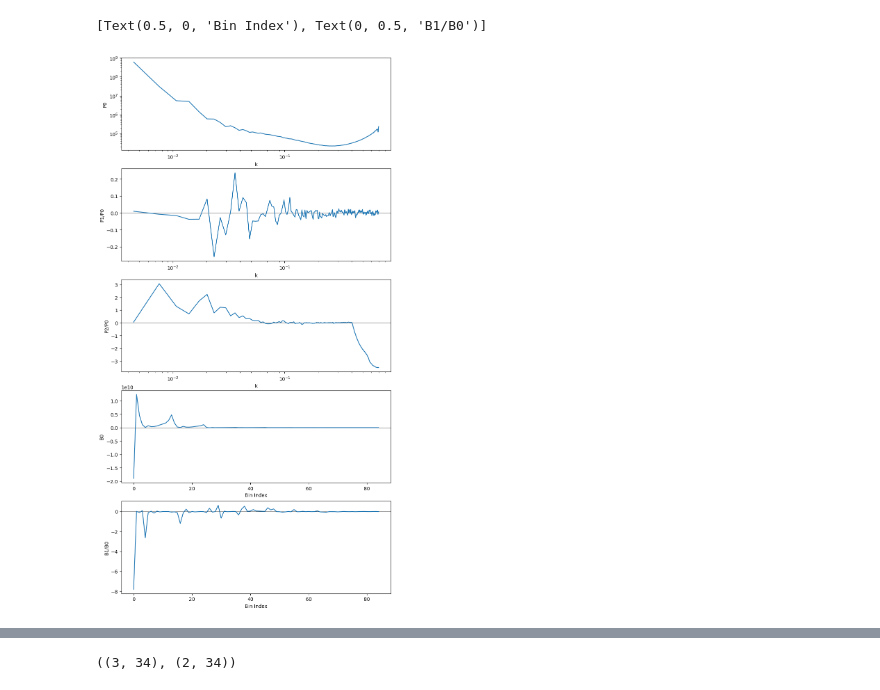
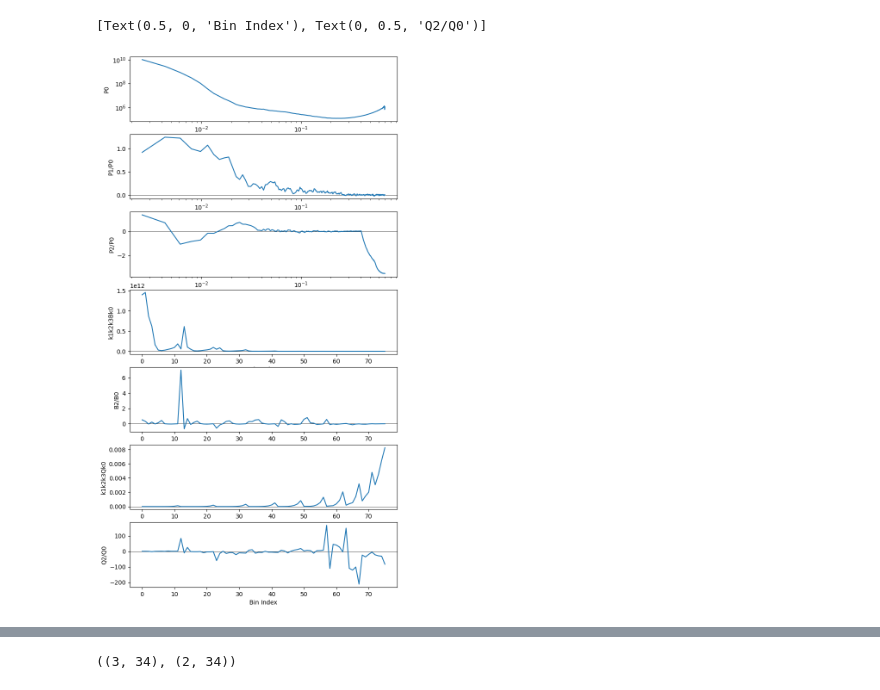
Before and after one commit to maho3/matts_tests, a Jupyter notebook: test_Bk.ipynb, the cells around one changed output, grey strips where cells are left out. Saved outputs shown, nothing was run; the diff lists cells and outputs as text; code cells hidden in the pictures.

```diff
--- a/test_Bk.ipynb
+++ b/test_Bk.ipynb
@@ -11,35 +11,46 @@ import h5py
 # %%
 wdir = '/anvil/scratch/x-mho1/cmass-ili'
 # %%
-diagpath = '/anvil/scratch/x-mho1/cmass-ili/mtnglike/fastpm/L3000-N384/11/diag/mtng_lightcone/hod00111_aug00000.h5'
+diagpath = '/anvil/scratch/x-mho1/cmass-ili/mtnglike/fastpm/L3000-N384/1668/diag/ngc_lightcone/hod16681_aug00000.h5'
 with h5py.File(diagpath, 'r') as f:
     pkk = f['Pk_k3D'][:]
     pk = f['Pk'][:]
-    bkk = f['Bk_k3D'][:]
+    bkk = f['Bk_k123'][:]
     bk = f['Bk'][:]
+    qk = f['Qk'][:]
 # %%
-f, axs = plt.subplots(5, 1, figsize=(10, 20))
+f, axs = plt.subplots(7, 1, figsize=(8, 16))
 
 ax = axs[0]
 ax.plot(pkk, pk[:, 0], label='Pk0')
 ax.loglog()
 ax.set(xlabel='k', ylabel='P0')
 
 for i, ax in enumerate(axs[1:3]):
     ax.semilogx()
     ax.axhline(0, color='k', lw=0.5)
     ax.plot(pkk, pk[:, i+1]/pk[:, 0])
     ax.set(xlabel='k', ylabel=f'P{i+1}/P0')
 
 ax = axs[3]
 ax.axhline(0, color='k', lw=0.5)
-ax.plot(bk[0], label='Bk0')
-ax.set(xlabel='Bin Index', ylabel='B0')
+ax.plot(bk[0], label='k1k2k3Bk0')
+ax.set(xlabel='Bin Index', ylabel='k1k2k3Bk0')
 
 ax = axs[4]
 ax.axhline(0, color='k', lw=0.5)
-ax.plot(bk[1]/bk[0], label='Bk1/Bk0')
-ax.set(xlabel='Bin Index', ylabel='B1/B0')
+ax.plot(bk[1]/bk[0], label='Bk2/Bk0')
+ax.set(xlabel='Bin Index', ylabel='B2/B0')
+
+ax = axs[5]
+ax.axhline(0, color='k', lw=0.5)
+ax.plot(qk[0], label='k1k2k3Qk0')
+ax.set(xlabel='Bin Index', ylabel='k1k2k3Qk0')
+
+ax = axs[6]
+ax.axhline(0, color='k', lw=0.5)
+ax.plot(qk[1]/qk[0], label='Qk2/Qk0')
+ax.set(xlabel='Bin Index', ylabel='Q2/Q0')
 # %% [output]
-[Text(0.5, 0, 'Bin Index'), Text(0, 0.5, 'B1/B0')]
+[Text(0.5, 0, 'Bin Index'), Text(0, 0.5, 'Q2/Q0')]
-[figure, old version]
+[figure, new version]
```
Also changed, not shown: parts of 1 cell of this notebook.
